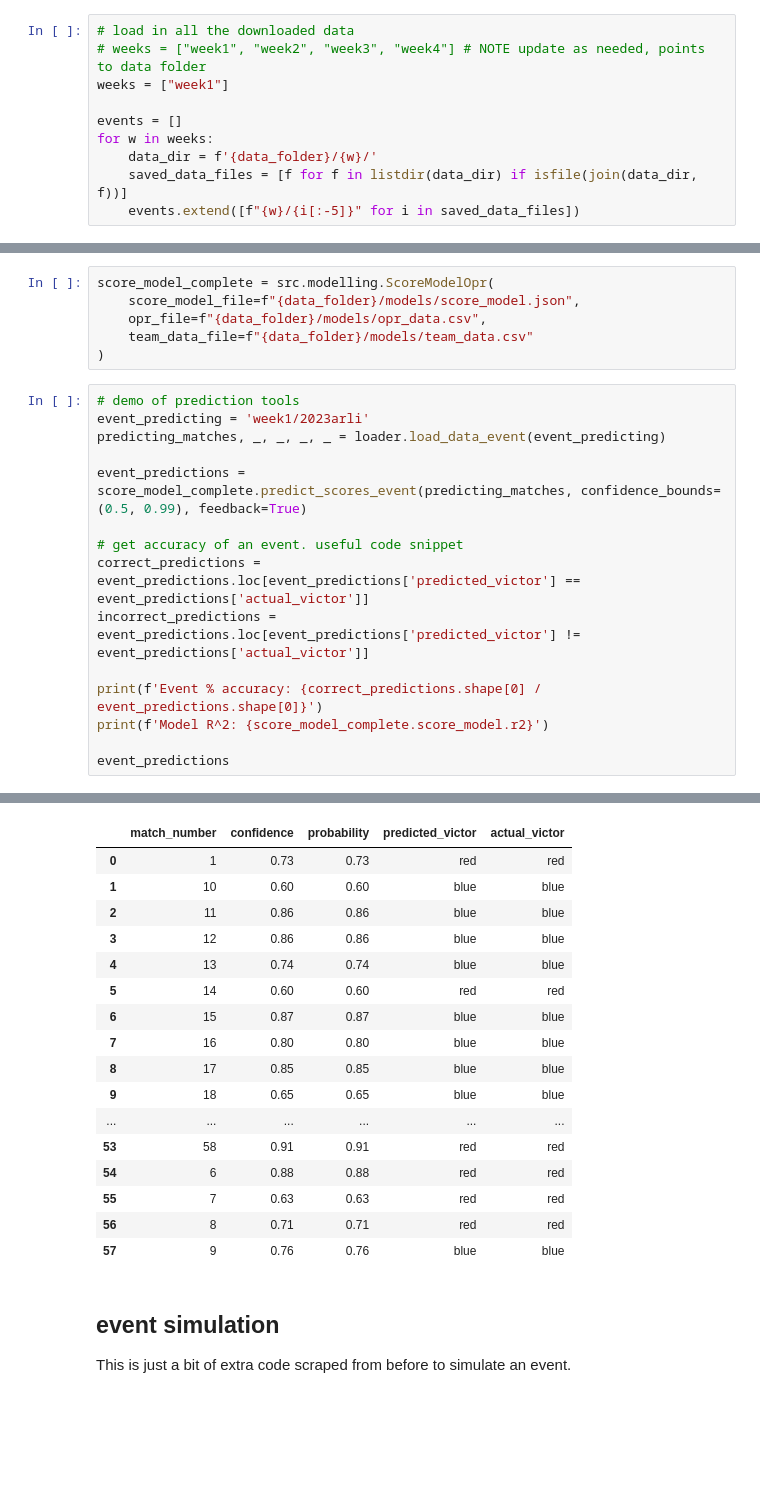
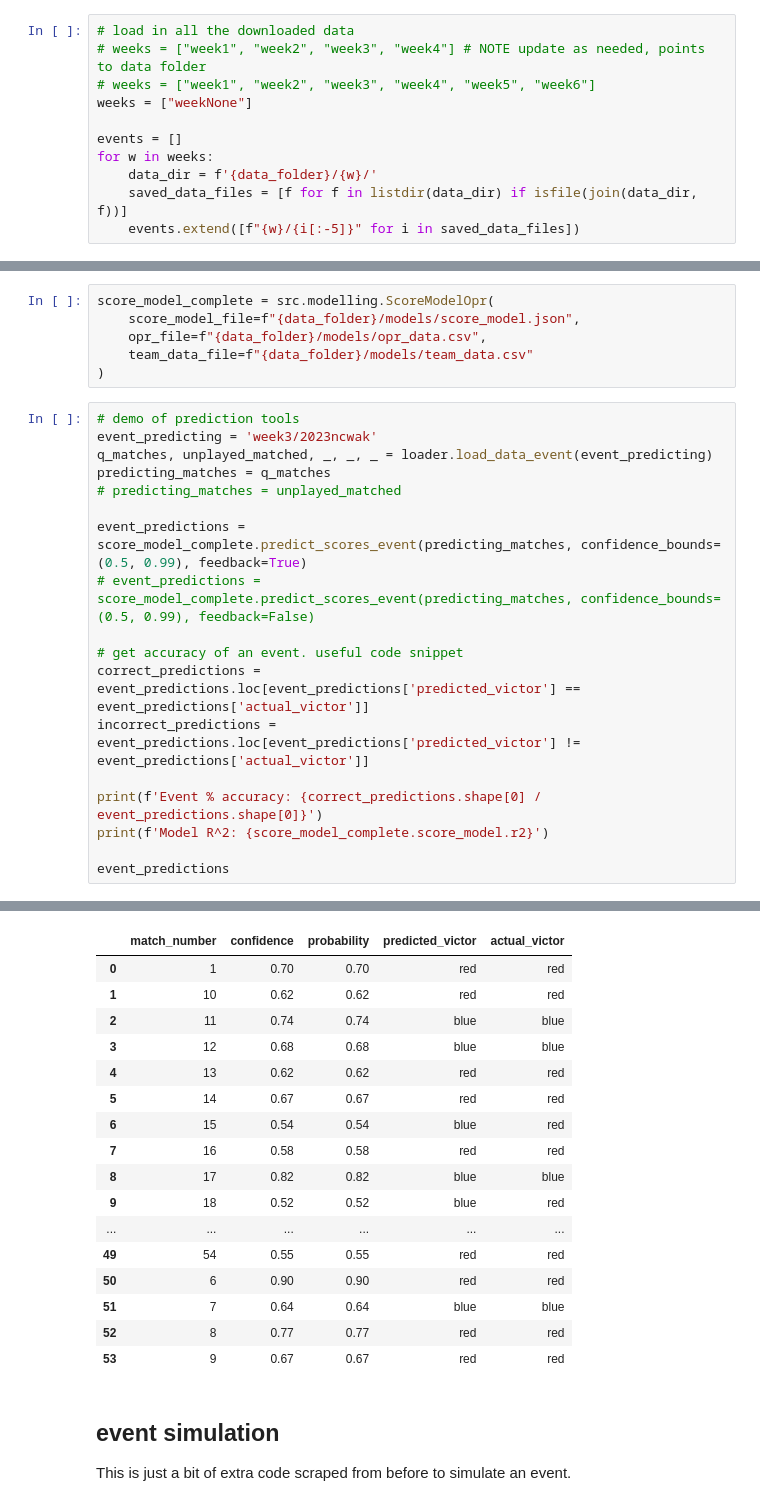
Before and after one commit to morzack/Sakurajima-Scouting, a Jupyter notebook: rebirth.ipynb, the cells around one changed output, grey strips where cells are left out. Cells and saved outputs as stored; diff of their text form; blank space fills up the shorter version.

Commit message:
improvements to data_loader and accuracy evaluation

```diff
--- a/rebirth.ipynb
+++ b/rebirth.ipynb
@@ -52,7 +52,8 @@ data_folder = "data/"
 # %%
 # load in all the downloaded data
 # weeks = ["week1", "week2", "week3", "week4"] # NOTE update as needed, points to data folder
-weeks = ["week1"]
+# weeks = ["week1", "week2", "week3", "week4", "week5", "week6"]
+weeks = ["weekNone"]
 
 events = []
 for w in weeks:
@@ -202,10 +209,13 @@ score_model_complete = src.modelling.ScoreModelOpr(
 )
 # %%
 # demo of prediction tools
-event_predicting = 'week1/2023arli'
-predicting_matches, _, _, _, _ = loader.load_data_event(event_predicting)
+event_predicting = 'week3/2023ncwak'
+q_matches, unplayed_matched, _, _, _ = loader.load_data_event(event_predicting)
+predicting_matches = q_matches
+# predicting_matches = unplayed_matched
 
 event_predictions = score_model_complete.predict_scores_event(predicting_matches, confidence_bounds=(0.5, 0.99), feedback=True)
+# event_predictions = score_model_complete.predict_scores_event(predicting_matches, confidence_bounds=(0.5, 0.99), feedback=False)
 
 # get accuracy of an event. useful code snippet
 correct_predictions = event_predictions.loc[event_predictions['predicted_victor'] == event_predictions['actual_victor']]
@@ -221,20 +231,20 @@ Model R^2: 0.8916294901057525
 |  | match_number | confidence | probability | predicted_victor | actual_victor |
-| 0 | 1 | 0.73 | 0.73 | red | red |
-| 1 | 10 | 0.60 | 0.60 | blue | blue |
-| 2 | 11 | 0.86 | 0.86 | blue | blue |
-| 3 | 12 | 0.86 | 0.86 | blue | blue |
-| 4 | 13 | 0.74 | 0.74 | blue | blue |
-| 5 | 14 | 0.60 | 0.60 | red | red |
-| 6 | 15 | 0.87 | 0.87 | blue | blue |
-| 7 | 16 | 0.80 | 0.80 | blue | blue |
-| 8 | 17 | 0.85 | 0.85 | blue | blue |
-| 9 | 18 | 0.65 | 0.65 | blue | blue |
+| 0 | 1 | 0.70 | 0.70 | red | red |
+| 1 | 10 | 0.62 | 0.62 | red | red |
+| 2 | 11 | 0.74 | 0.74 | blue | blue |
+| 3 | 12 | 0.68 | 0.68 | blue | blue |
+| 4 | 13 | 0.62 | 0.62 | red | red |
+| 5 | 14 | 0.67 | 0.67 | red | red |
+| 6 | 15 | 0.54 | 0.54 | blue | red |
+| 7 | 16 | 0.58 | 0.58 | red | red |
+| 8 | 17 | 0.82 | 0.82 | blue | blue |
+| 9 | 18 | 0.52 | 0.52 | blue | red |
 | ... | ... | ... | ... | ... | ... |
-| 53 | 58 | 0.91 | 0.91 | red | red |
-| 54 | 6 | 0.88 | 0.88 | red | red |
-| 55 | 7 | 0.63 | 0.63 | red | red |
-| 56 | 8 | 0.71 | 0.71 | red | red |
-| 57 | 9 | 0.76 | 0.76 | blue | blue |
+| 49 | 54 | 0.55 | 0.55 | red | red |
+| 50 | 6 | 0.90 | 0.90 | red | red |
+| 51 | 7 | 0.64 | 0.64 | blue | blue |
+| 52 | 8 | 0.77 | 0.77 | red | red |
+| 53 | 9 | 0.67 | 0.67 | red | red |
 # %% [markdown]
 ## event simulation
 
```
Also changed, not shown: parts of 11 cells of this notebook, 4 other files.
